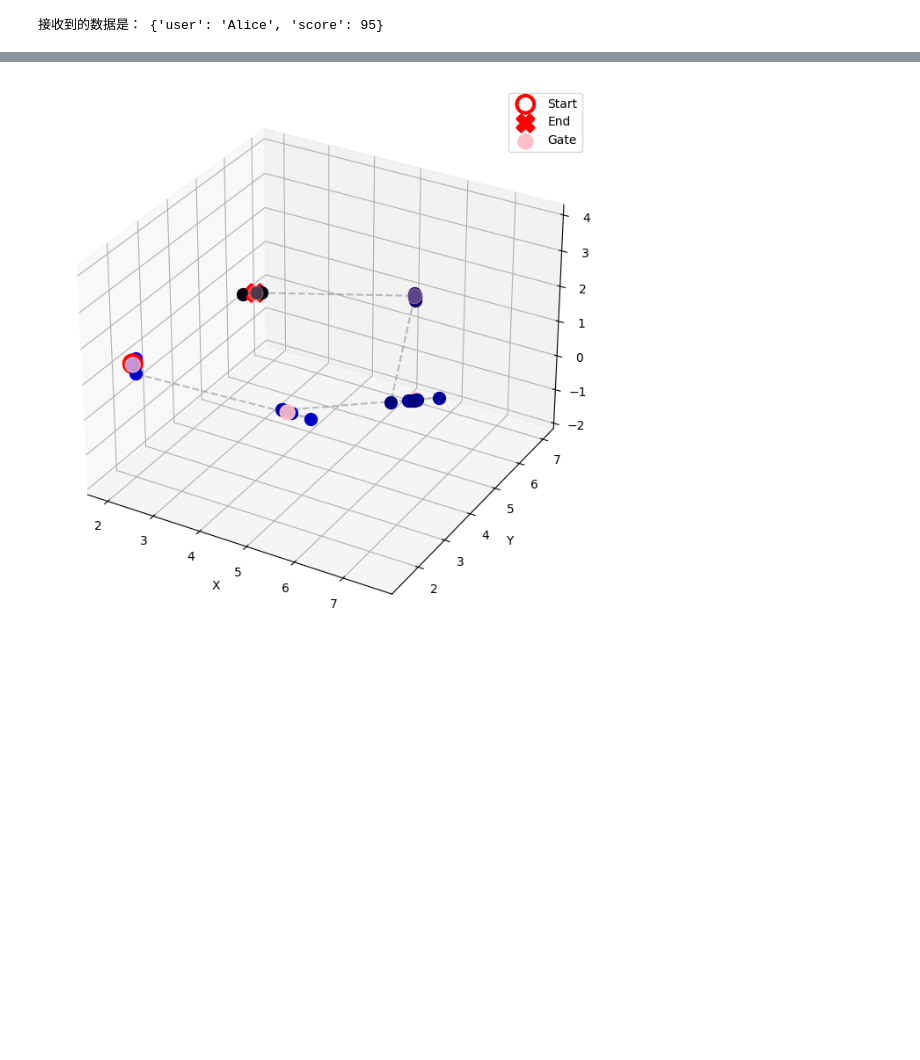
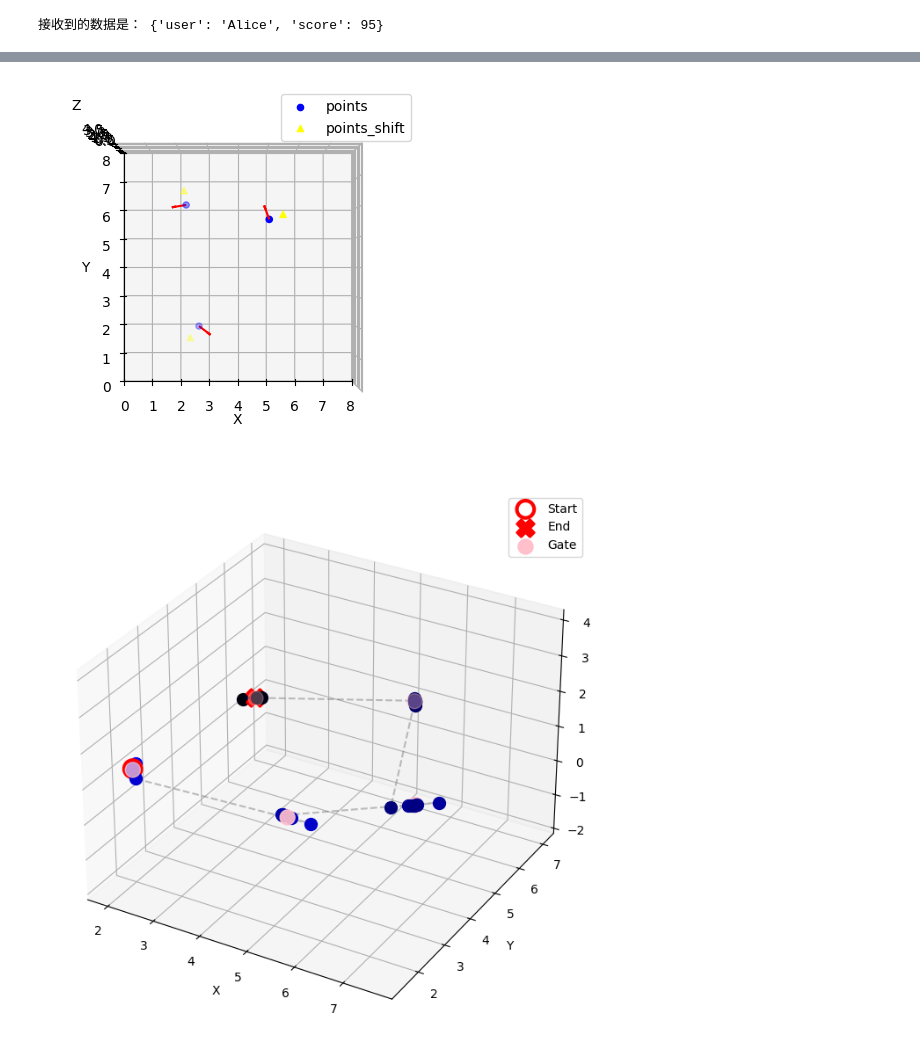
Before and after one commit to MATH-286-Pro/EPFL-MICRO-502-Aerial-Robotics, a Jupyter notebook: test.ipynb, the cells around one changed output, grey strips where cells are left out. Drawn from its saved outputs; the diff is of its cells as text; code cells hidden in the pictures; blank space fills up the shorter version.

```diff
--- a/test.ipynb
+++ b/test.ipynb
@@ -308,3 +318,51 @@ planner = MotionPlanner3D(obstacles=None, path=path_points, DEBUG = True)
+# %%
+import matplotlib.pyplot as plt
+from mpl_toolkits.mplot3d import Axes3D
+import numpy as np
+
+def plot_points_and_arrows(points, points_shift, data_filtered_sorted, arrow_length=0.5):
+
+    fig = plt.figure()
+    ax = fig.add_subplot(111, projection='3d')
+
+    # Convert to arrays
+    pts = np.array(points)
+    pts_shift = np.array(points_shift)
+
+    # Scatter original and shifted points
+    ax.scatter(pts[:, 0], pts[:, 1], pts[:, 2], c='blue', marker='o', label='points')
+    ax.scatter(pts_shift[:, 0], pts_shift[:, 1], pts_shift[:, 2], c='yellow', marker='^', label='points_shift')
+
+    # Plot arrows at their corresponding points
+    for _, pt, arr in data_filtered_sorted:
+        arr = np.array(arr)
+        # Normalize direction and scale
+        if np.linalg.norm(arr) > 0:
+            direction = arr / np.linalg.norm(arr)
+        else:
+            direction = arr
+        ax.quiver(pt[0], pt[1], pt[2],
+                  direction[0], direction[1], direction[2],
+                  length=arrow_length,
+                  normalize=False,
+                  color='red', linewidth=1.5)
+
+    ax.set_xlabel('X')
+    ax.set_ylabel('Y')
+    ax.set_zlabel('Z')
+    ax.legend()
+    ax.set_xlim(0, 8)
+    ax.set_ylim(0, 8)
+    ax.set_zlim(0, 4)
+    ax.view_init(elev=90, azim=-90)
+    plt.show()
+
+
+points = data.convert_to_planning()
+points_shift = data.convert_to_planning_shift()
+plot_points_and_arrows(points, points_shift, data.data_filtered_sorted, arrow_length=0.5)
+# %% [output]
+[figure, added]
 # %%
 def set_axes_equal(ax):
     '''
```
Also changed, not shown: parts of 2 cells of this notebook, 5 other files.
